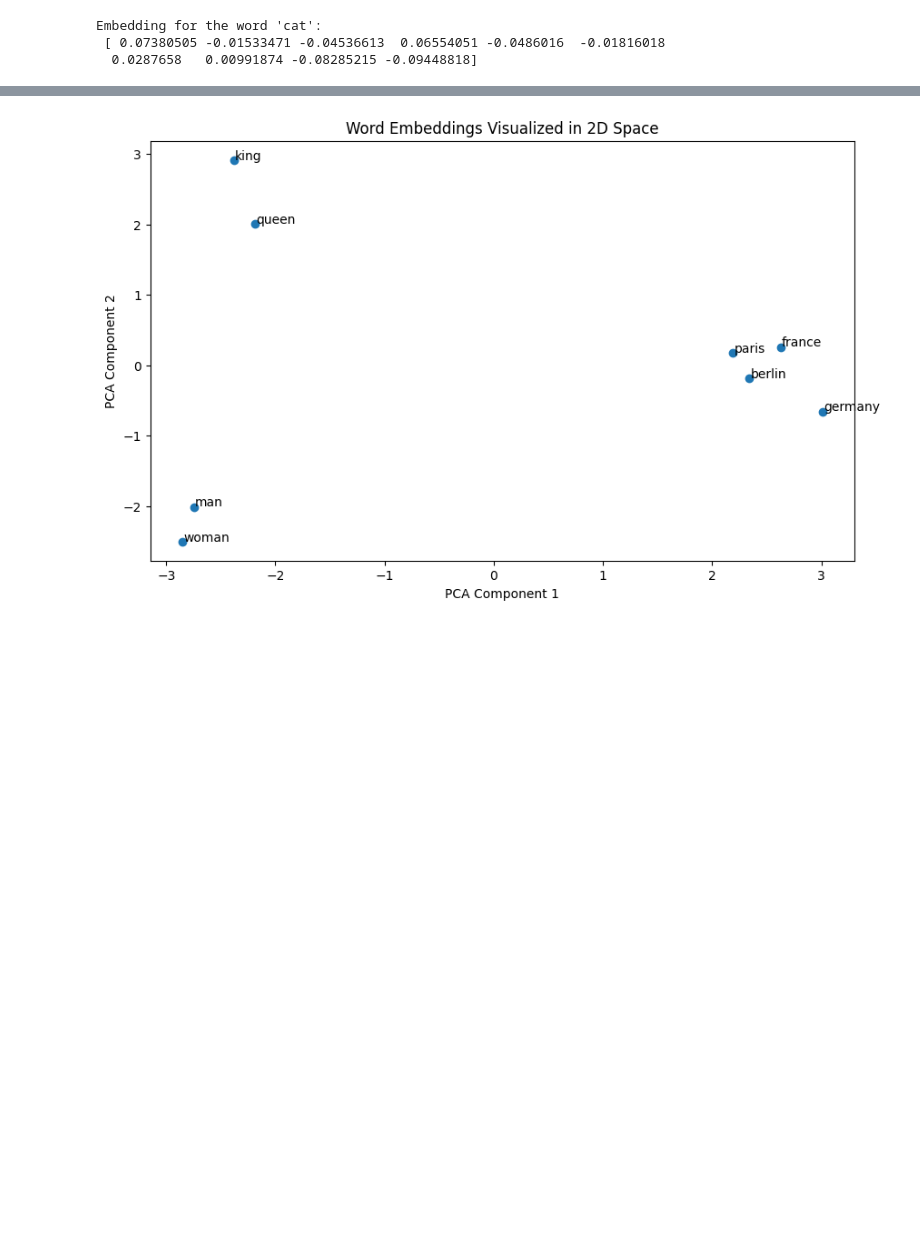
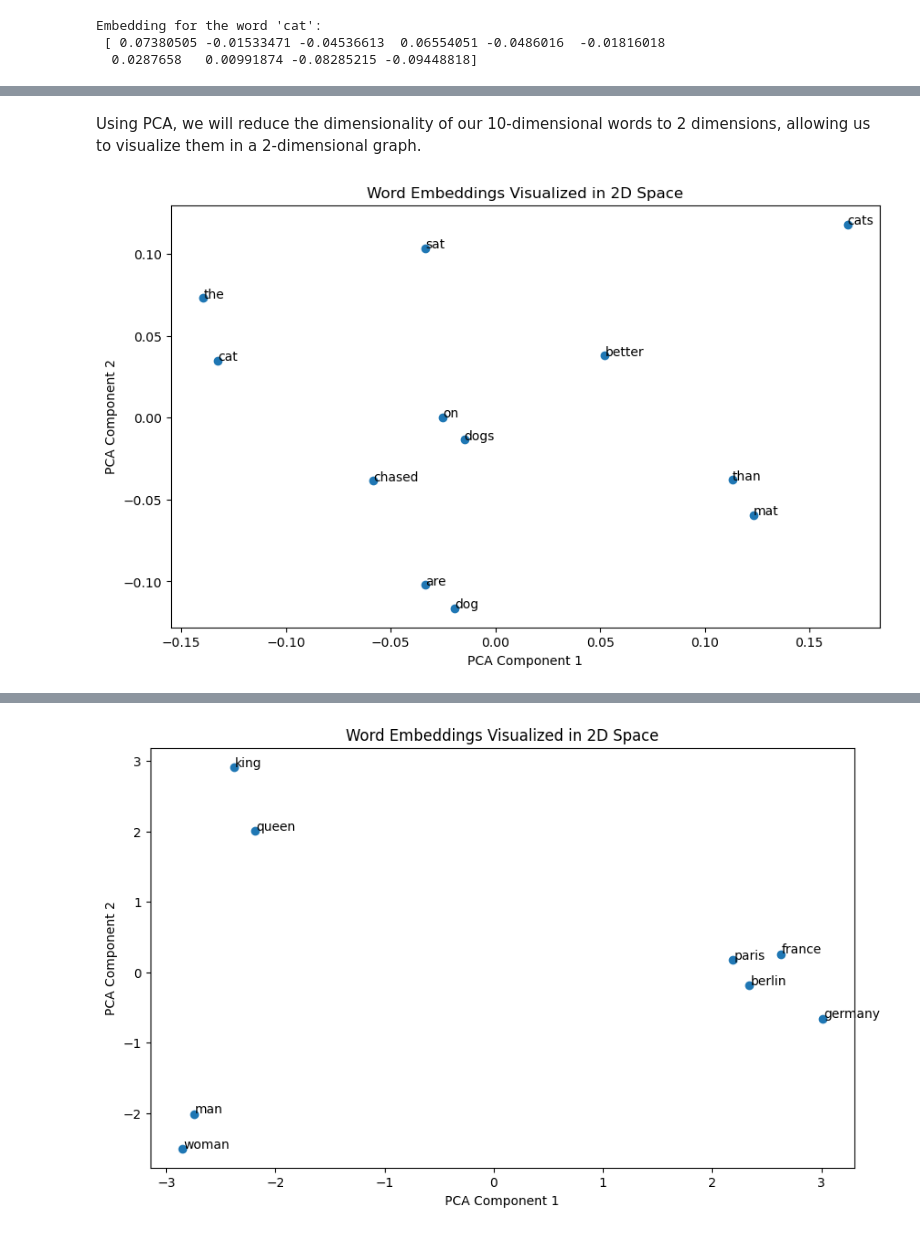
Before and after one commit to annitodd/Python-GPT-Fundamentals, a Jupyter notebook: lessons/1_GPT_Fundamentals.ipynb, the cells around one changed output, grey strips where cells are left out. Cells and saved outputs as stored; diff of their text form; code cells hidden in the pictures; blank space fills up the shorter version.

```diff
--- a/lessons/1_GPT_Fundamentals.ipynb
+++ b/lessons/1_GPT_Fundamentals.ipynb
@@ -148,3 +155,32 @@ You may be asking: how are we visualizing this?
 This is not straightforward. When we work with word embeddings, we are dealing with high-dimension space (in the code example above: 10 dimensions). This is impossible to visualize!
 
 However, we can reduce these dimensions using algorithms such as Principle Comonent Analysis (PCA).
+# %% [markdown]
+Using PCA, we will reduce the dimensionality of our 10-dimensional words to 2 dimensions, allowing us to visualize them in a 2-dimensional graph.
+# %%
+import matplotlib.pyplot as plt
+from sklearn.decomposition import PCA
+
+# Retrieve the vocabulary of the model
+words = list(model.wv.index_to_key)
+
+# Retrieve the embeddings of the words
+embeddings = [model.wv[word] for word in words]
+
+# Perform PCA to reduce dimensions to 2D
+pca = PCA(n_components=2)
+result = pca.fit_transform(embeddings)
+
+# Create a scatter plot of the projection
+plt.figure(figsize=(10, 6))
+plt.scatter(result[:, 0], result[:, 1])
+
+for i, word in enumerate(words):
+    plt.annotate(word, xy=(result[i, 0], result[i, 1]))
+
+plt.title('Word Embeddings Visualized in 2D Space')
+plt.xlabel('PCA Component 1')
+plt.ylabel('PCA Component 2')
+plt.show()
+# %% [output]
+[figure, added]
```
Also changed, not shown: parts of 10 cells of this notebook.
